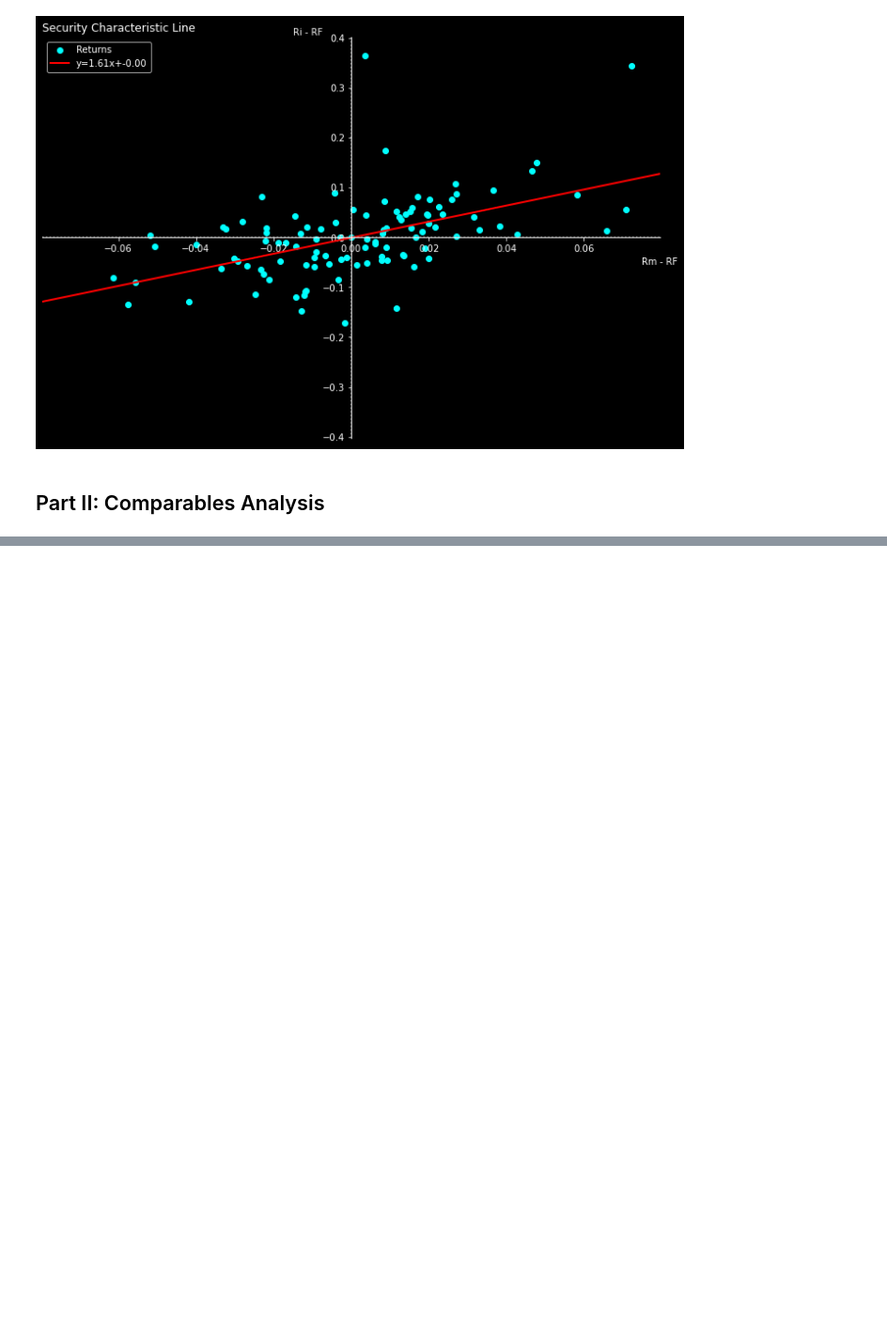
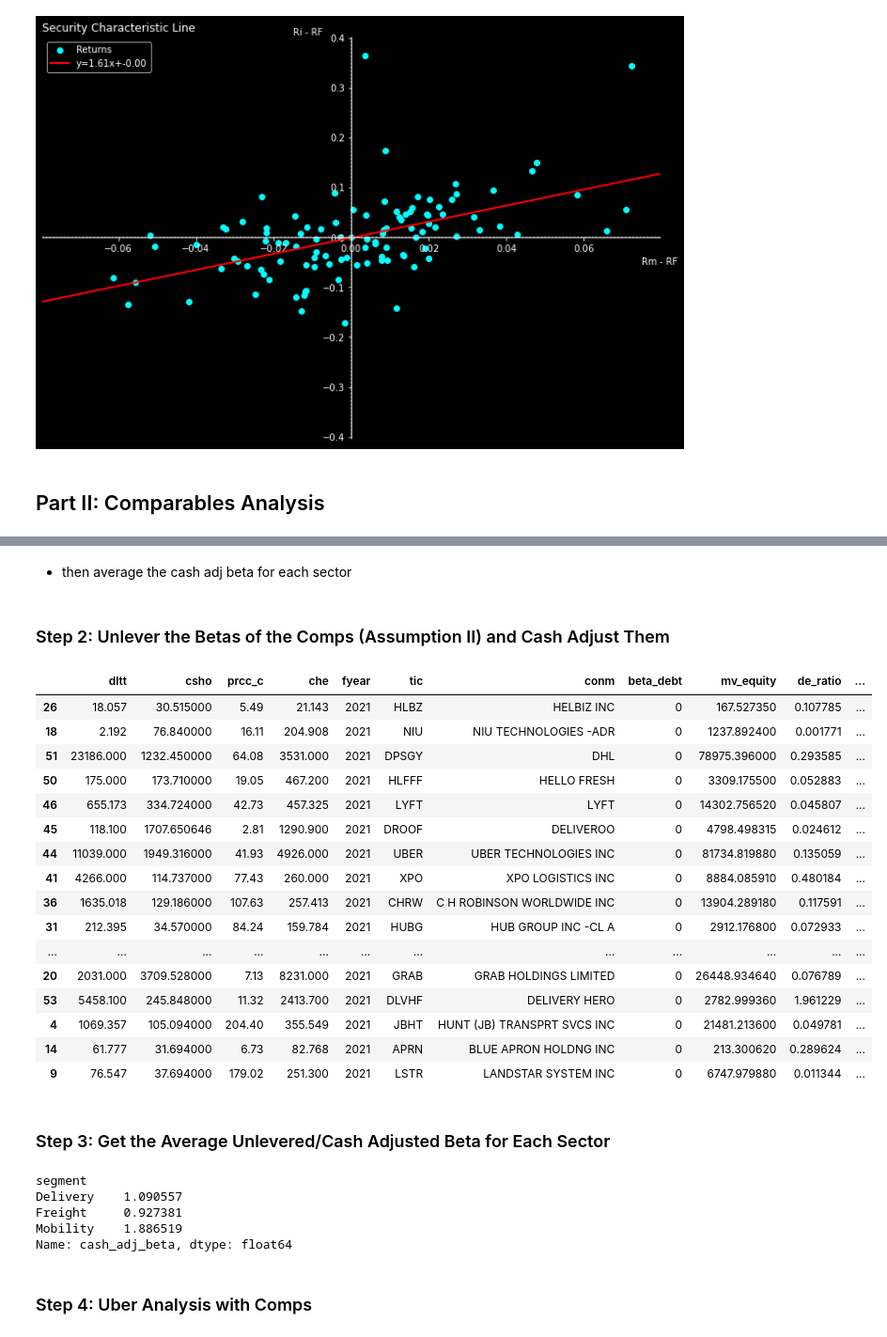
Before and after one commit to acremins1/SCL-and-Comps-Analysis, a Jupyter notebook: scl_analysis.ipynb, the cells around one changed output, grey strips where cells are left out. Shown at 94% size. Saved outputs shown, nothing was run; the diff lists cells and outputs as text; code cells hidden in the pictures; blank space fills up the shorter version.

```diff
--- a/scl_analysis.ipynb
+++ b/scl_analysis.ipynb
@@ -191,0 +419,9 @@ Comps:
+# %%
+freight_beta = pd.DataFrame()
+
+for ticker in freight:
+    freight_beta[ticker] = [beta(ticker, '2020-10-17', '2022-10-17', '1wk')]
+
+freight_beta = freight_beta.T
+freight_beta.columns = ['Freight Equity Beta']
+freight_beta
@@ -191,0 +444,68 @@ Comps:
+# %% [markdown]
+
+- then average the cash adj beta for each sector
+# %% [markdown]
+### Step 2: Unlever the Betas of the Comps (Assumption II) and Cash Adjust Them
+# %%
+# get the relevant information for 2021 for each ticker
+comp_2021 = comp_financials[['dltt', 'csho', 'prcc_c', 'che', 'fyear', 'tic', 'conm']].sort_values(by='fyear', ascending=False).drop_duplicates(subset='tic', keep='first')
+
+# Add in the Beta Debt, MV Equity, and D/E Ratio for each Comp as of 2021
+comp_2021['beta_debt'] = 0
+comp_2021['mv_equity'] = comp_2021['csho'] * comp_2021['prcc_c']
+comp_2021['de_ratio'] = comp_2021['dltt'] / comp_2021['mv_equity']
+# %%
+# Compute the Unlevered Beta and Cash Adjusted Beta for each Comp
+
+for index, row in comp_2021.iterrows():
+    tic = row['tic']
+    if tic in mobility:
+        beta_equity = mobility_beta.loc[tic, 'Mobility Equity Beta']
+        comp_2021.loc[index, 'segment'] = 'Mobility'
+    elif tic in delivery:
+        beta_equity = delivery_beta.loc[tic, 'Delivery Equity Beta']
+        comp_2021.loc[index, 'segment'] = 'Delivery'
+    elif tic in freight:
+        beta_equity = freight_beta.loc[tic, 'Freight Equity Beta']
+        comp_2021.loc[index, 'segment'] = 'Freight'
+    else:
+        beta_equity = 0
+        #comp_2021.loc[index, 'segment'] = 'Uber'
+    comp_2021.loc[index, 'beta_equity'] = beta_equity
+
+comp_2021['beta_unlevered'] = (comp_2021['beta_equity'] / (1 + comp_2021['de_ratio'])) + ((comp_2021['de_ratio'] * comp_2021['beta_debt']) / (1 + comp_2021['de_ratio']))
+comp_2021['cash_adj_beta'] = comp_2021['beta_unlevered'] / (1 - ((comp_2021['che']) / (comp_2021['dltt'] + comp_2021['mv_equity'])))
+
+comp_2021.head(20)
+# %% [output]
+|  | dltt | csho | prcc_c | che | fyear | tic | conm | beta_debt | mv_equity | de_ratio | ... |
+| 26 | 18.057 | 30.515000 | 5.49 | 21.143 | 2021 | HLBZ | HELBIZ INC | 0 | 167.527350 | 0.107785 | ... |
+| 18 | 2.192 | 76.840000 | 16.11 | 204.908 | 2021 | NIU | NIU TECHNOLOGIES -ADR | 0 | 1237.892400 | 0.001771 | ... |
+| 51 | 23186.000 | 1232.450000 | 64.08 | 3531.000 | 2021 | DPSGY | DHL | 0 | 78975.396000 | 0.293585 | ... |
+| 50 | 175.000 | 173.710000 | 19.05 | 467.200 | 2021 | HLFFF | HELLO FRESH | 0 | 3309.175500 | 0.052883 | ... |
+| 46 | 655.173 | 334.724000 | 42.73 | 457.325 | 2021 | LYFT | LYFT | 0 | 14302.756520 | 0.045807 | ... |
+| 45 | 118.100 | 1707.650646 | 2.81 | 1290.900 | 2021 | DROOF | DELIVEROO | 0 | 4798.498315 | 0.024612 | ... |
+| 44 | 11039.000 | 1949.316000 | 41.93 | 4926.000 | 2021 | UBER | UBER TECHNOLOGIES INC | 0 | 81734.819880 | 0.135059 | ... |
+| 41 | 4266.000 | 114.737000 | 77.43 | 260.000 | 2021 | XPO | XPO LOGISTICS INC | 0 | 8884.085910 | 0.480184 | ... |
+| 36 | 1635.018 | 129.186000 | 107.63 | 257.413 | 2021 | CHRW | C H ROBINSON WORLDWIDE INC | 0 | 13904.289180 | 0.117591 | ... |
+| 31 | 212.395 | 34.570000 | 84.24 | 159.784 | 2021 | HUBG | HUB GROUP INC -CL A | 0 | 2912.176800 | 0.072933 | ... |
+| ... | ... | ... | ... | ... | ... | ... | ... | ... | ... | ... | ... |
+| 20 | 2031.000 | 3709.528000 | 7.13 | 8231.000 | 2021 | GRAB | GRAB HOLDINGS LIMITED | 0 | 26448.934640 | 0.076789 | ... |
+| 53 | 5458.100 | 245.848000 | 11.32 | 2413.700 | 2021 | DLVHF | DELIVERY HERO | 0 | 2782.999360 | 1.961229 | ... |
+| 4 | 1069.357 | 105.094000 | 204.40 | 355.549 | 2021 | JBHT | HUNT (JB) TRANSPRT SVCS INC | 0 | 21481.213600 | 0.049781 | ... |
+| 14 | 61.777 | 31.694000 | 6.73 | 82.768 | 2021 | APRN | BLUE APRON HOLDNG INC | 0 | 213.300620 | 0.289624 | ... |
+| 9 | 76.547 | 37.694000 | 179.02 | 251.300 | 2021 | LSTR | LANDSTAR SYSTEM INC | 0 | 6747.979880 | 0.011344 | ... |
+# %% [markdown]
+### Step 3: Get the Average Unlevered/Cash Adjusted Beta for Each Sector
+# %%
+# get the average cash adjusted beta for each segment
+average_unlevered = comp_2021.groupby('segment')['cash_adj_beta'].mean()
+average_unlevered
+# %% [output]
+segment
+Delivery    1.090557
+Freight     0.927381
+Mobility    1.886519
+Name: cash_adj_beta, dtype: float64
+# %% [markdown]
+### Step 4: Uber Analysis with Comps
```
Also changed, not shown: parts of 39 cells of this notebook.
